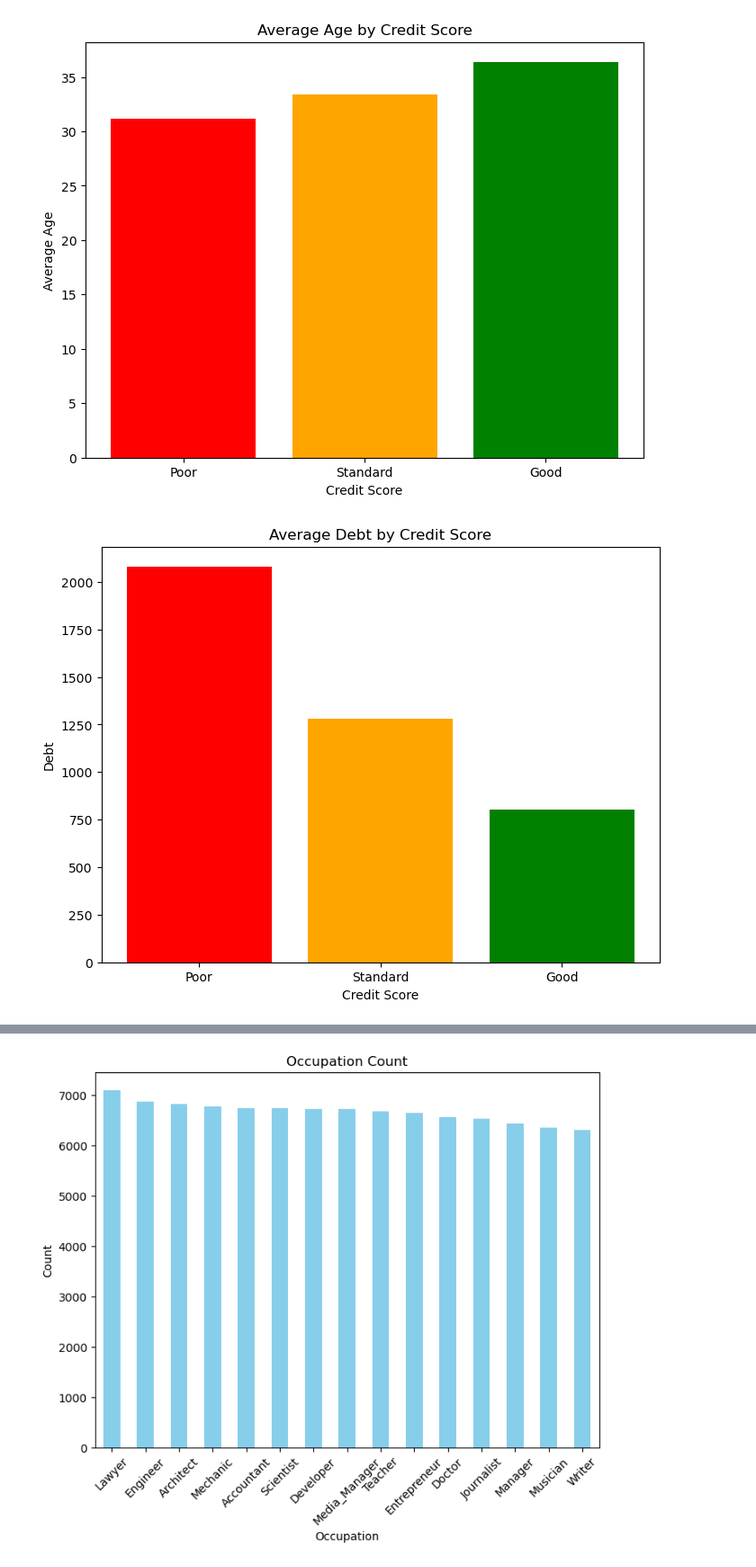
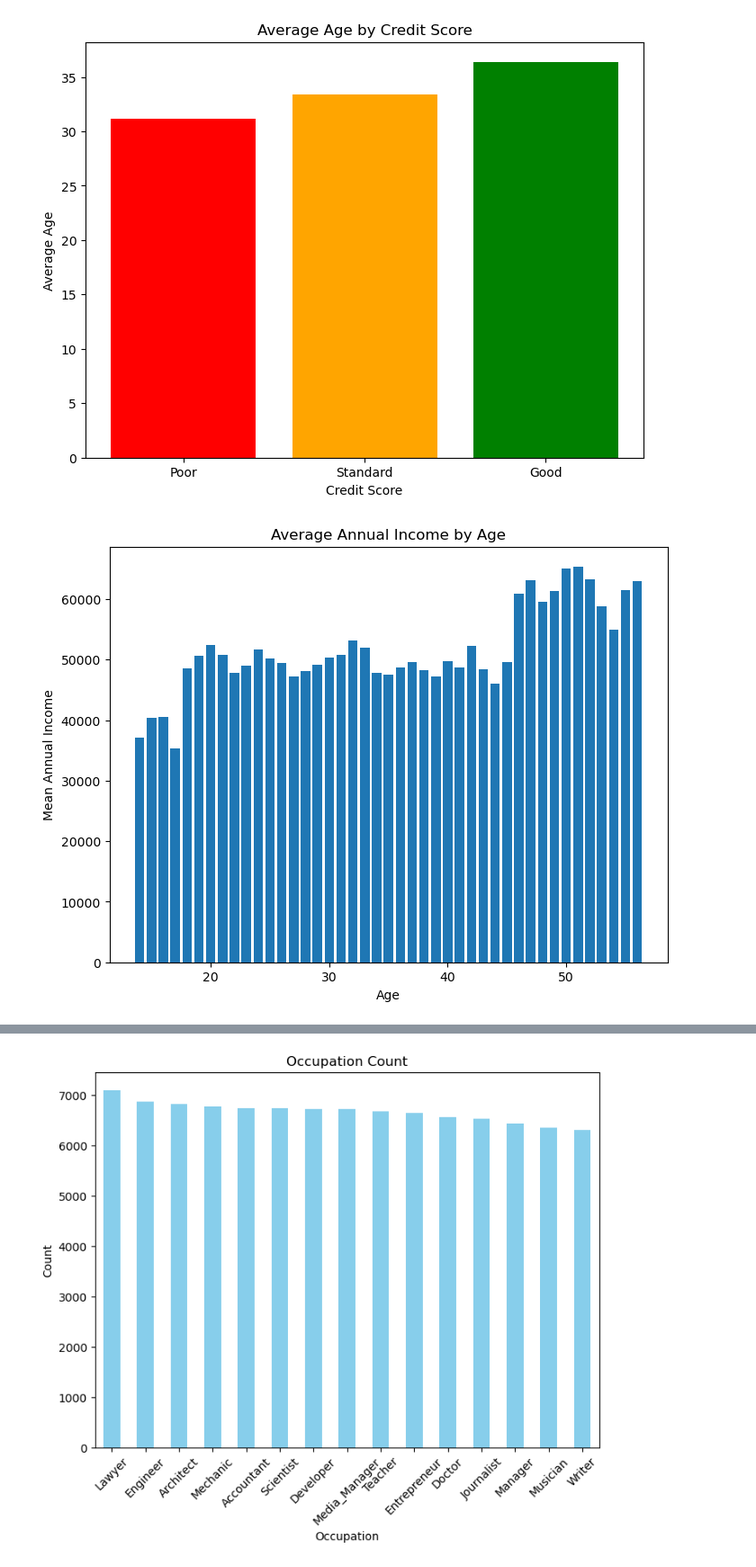
Before and after one commit to tbuscaglia/credit_score_neural_network, a Jupyter notebook: Credit Score Classification.ipynb, the cells around one changed output, grey strips where cells are left out. Shown at 90% size. Drawn from its saved outputs; the diff is of its cells as text; code cells hidden in the pictures.

```diff
--- a/Credit Score Classification.ipynb
+++ b/Credit Score Classification.ipynb
@@ -101,21 +111,18 @@ plt.show()
 # %% [output]
 [figure]
 # %%
-## Deuda por Credit Score ##
-
-data['Credit_Score'] = pd.Categorical(data['Credit_Score'], categories=['Poor', 'Standard', 'Good'], ordered=True)
 
 # Group by 'Credit_Score' and calculate the mean of 'Annual_Income'
-mean_income = data.groupby('Credit_Score', observed = True)['Outstanding_Debt'].mean()
+mean_income = data.groupby('Age', observed = True)['Annual_Income'].mean()
 
 # Plotting
 plt.figure(figsize=(8, 6))
-plt.bar(mean_income.index, mean_income.values, color=['red', 'orange', 'green'])
+plt.bar(mean_income.index, mean_income.values)
 
 # Labeling
-plt.xlabel('Credit Score')
-plt.ylabel('Debt')
-plt.title('Average Debt by Credit Score')
+plt.xlabel('Age')
+plt.ylabel('Mean Annual Income')
+plt.title('Average Annual Income by Age')
 plt.show()
 # %% [output]
-[figure, old version]
+[figure, new version]
```
Also changed, not shown: parts of 5 cells of this notebook.
